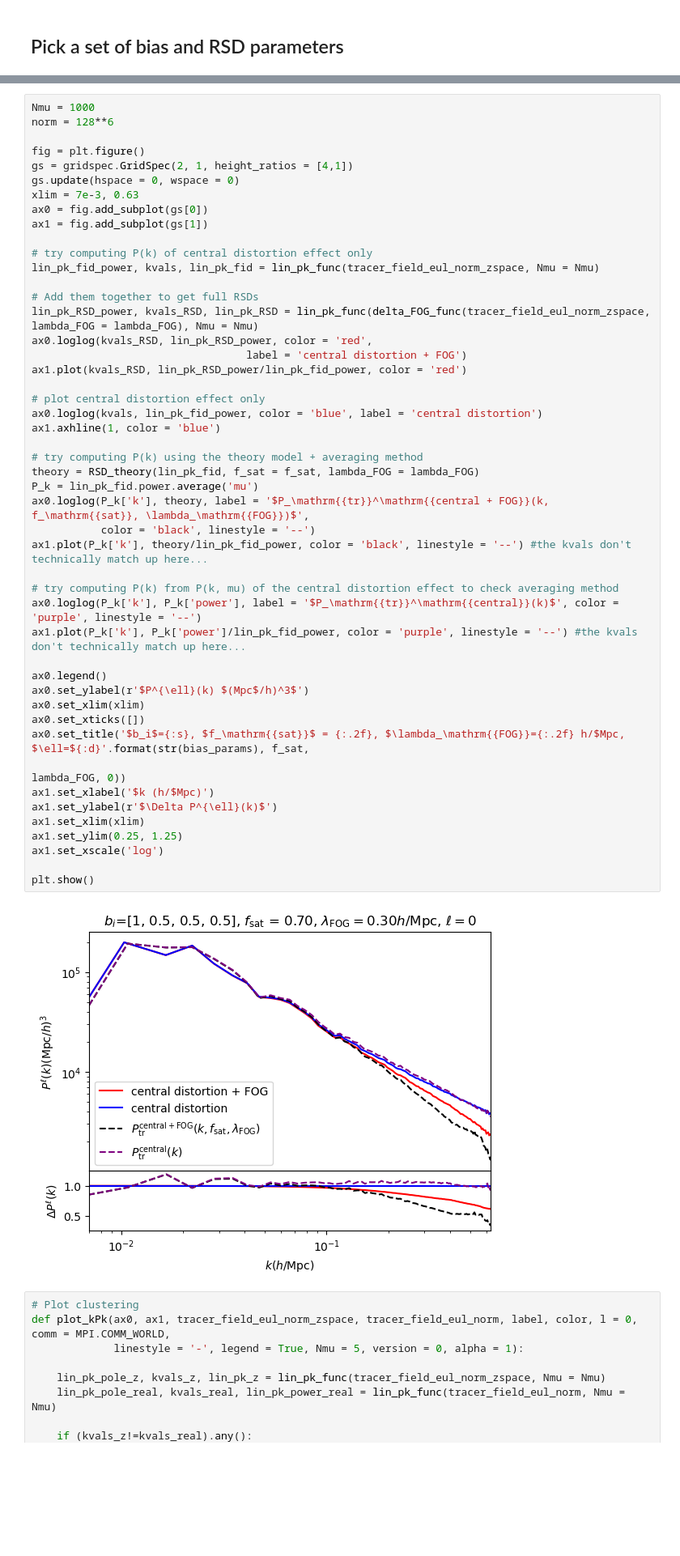
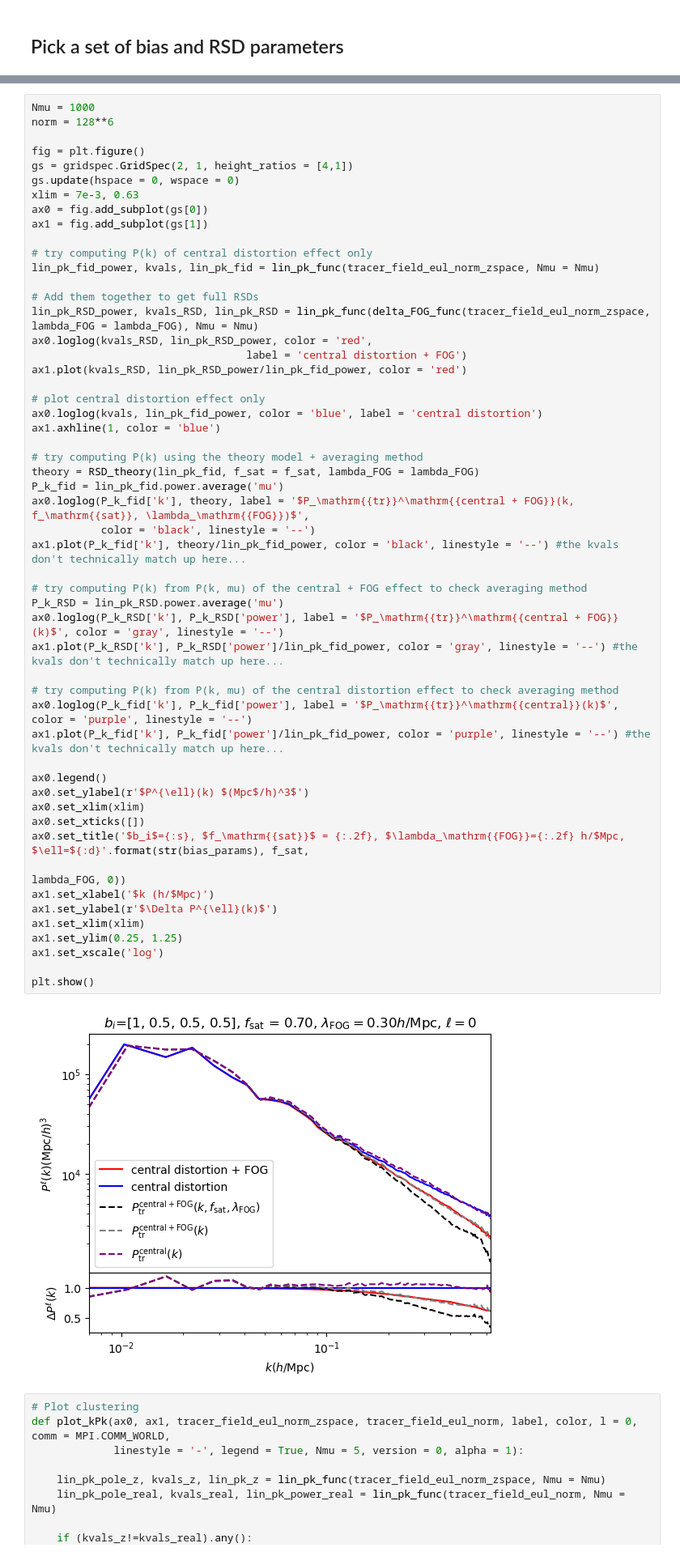
Before and after one commit to mshiferaw/sbi_bias, a Jupyter notebook: notebooks/2025-05-14_debugging_RSD_model.ipynb, the cells around one changed output, grey strips where cells are left out. Shown: that part at 81% size. Saved outputs shown, nothing was run; the diff lists cells and outputs as text; blank space fills up the shorter version.

Commit message:
test averaging method

```diff
--- a/notebooks/2025-05-14_debugging_RSD_model.ipynb
+++ b/notebooks/2025-05-14_debugging_RSD_model.ipynb
@@ -239,39 +239,44 @@ lin_pk_fid_power, kvals, lin_pk_fid = lin_pk_func(tracer_field_eul_norm_zspace,
 # Add them together to get full RSDs
 lin_pk_RSD_power, kvals_RSD, lin_pk_RSD = lin_pk_func(delta_FOG_func(tracer_field_eul_norm_zspace, lambda_FOG = lambda_FOG), Nmu = Nmu)
 ax0.loglog(kvals_RSD, lin_pk_RSD_power, color = 'red',
                                   label = 'central distortion + FOG')
 ax1.plot(kvals_RSD, lin_pk_RSD_power/lin_pk_fid_power, color = 'red')
 
 # plot central distortion effect only
 ax0.loglog(kvals, lin_pk_fid_power, color = 'blue', label = 'central distortion')
 ax1.axhline(1, color = 'blue')
 
 # try computing P(k) using the theory model + averaging method
 theory = RSD_theory(lin_pk_fid, f_sat = f_sat, lambda_FOG = lambda_FOG)
-P_k = lin_pk_fid.power.average('mu')
-ax0.loglog(P_k['k'], theory, label = '$P_\mathrm{{tr}}^\mathrm{{central + FOG}}(k, f_\mathrm{{sat}}, \lambda_\mathrm{{FOG}})$',
+P_k_fid = lin_pk_fid.power.average('mu')
+ax0.loglog(P_k_fid['k'], theory, label = '$P_\mathrm{{tr}}^\mathrm{{central + FOG}}(k, f_\mathrm{{sat}}, \lambda_\mathrm{{FOG}})$',
            color = 'black', linestyle = '--')
-ax1.plot(P_k['k'], theory/lin_pk_fid_power, color = 'black', linestyle = '--') #the kvals don't technically match up here...
+ax1.plot(P_k_fid['k'], theory/lin_pk_fid_power, color = 'black', linestyle = '--') #the kvals don't technically match up here...
+
+# try computing P(k) from P(k, mu) of the central + FOG effect to check averaging method
+P_k_RSD = lin_pk_RSD.power.average('mu')
+ax0.loglog(P_k_RSD['k'], P_k_RSD['power'], label = '$P_\mathrm{{tr}}^\mathrm{{central + FOG}}(k)$', color = 'gray', linestyle = '--')
+ax1.plot(P_k_RSD['k'], P_k_RSD['power']/lin_pk_fid_power, color = 'gray', linestyle = '--') #the kvals don't technically match up here...
 
 # try computing P(k) from P(k, mu) of the central distortion effect to check averaging method
-ax0.loglog(P_k['k'], P_k['power'], label = '$P_\mathrm{{tr}}^\mathrm{{central}}(k)$', color = 'purple', linestyle = '--')
-ax1.plot(P_k['k'], P_k['power']/lin_pk_fid_power, color = 'purple', linestyle = '--') #the kvals don't technically match up here...
+ax0.loglog(P_k_fid['k'], P_k_fid['power'], label = '$P_\mathrm{{tr}}^\mathrm{{central}}(k)$', color = 'purple', linestyle = '--')
+ax1.plot(P_k_fid['k'], P_k_fid['power']/lin_pk_fid_power, color = 'purple', linestyle = '--') #the kvals don't technically match up here...
 
 ax0.legend()
 ax0.set_ylabel(r'$P^{\ell}(k) $(Mpc$/h)^3$')
 ax0.set_xlim(xlim)
 ax0.set_xticks([])
 ax0.set_title('$b_i$={:s}, $f_\mathrm{{sat}}$ = {:.2f}, $\lambda_\mathrm{{FOG}}={:.2f} h/$Mpc, $\ell=${:d}'.format(str(bias_params), f_sat,
                                                                                                                    lambda_FOG, 0))
 ax1.set_xlabel('$k (h/$Mpc)')
 ax1.set_ylabel(r'$\Delta P^{\ell}(k)$')
 ax1.set_xlim(xlim)
 ax1.set_ylim(0.25, 1.25)
 ax1.set_xscale('log')
 
 plt.show()
 # %% [output]
-[figure, old version]
+[figure, new version]
 # %%
 # Plot clustering
 def plot_kPk(ax0, ax1, tracer_field_eul_norm_zspace, tracer_field_eul_norm, label, color, l = 0, comm = MPI.COMM_WORLD,
```
Also changed, not shown: parts of 2 cells of this notebook.
